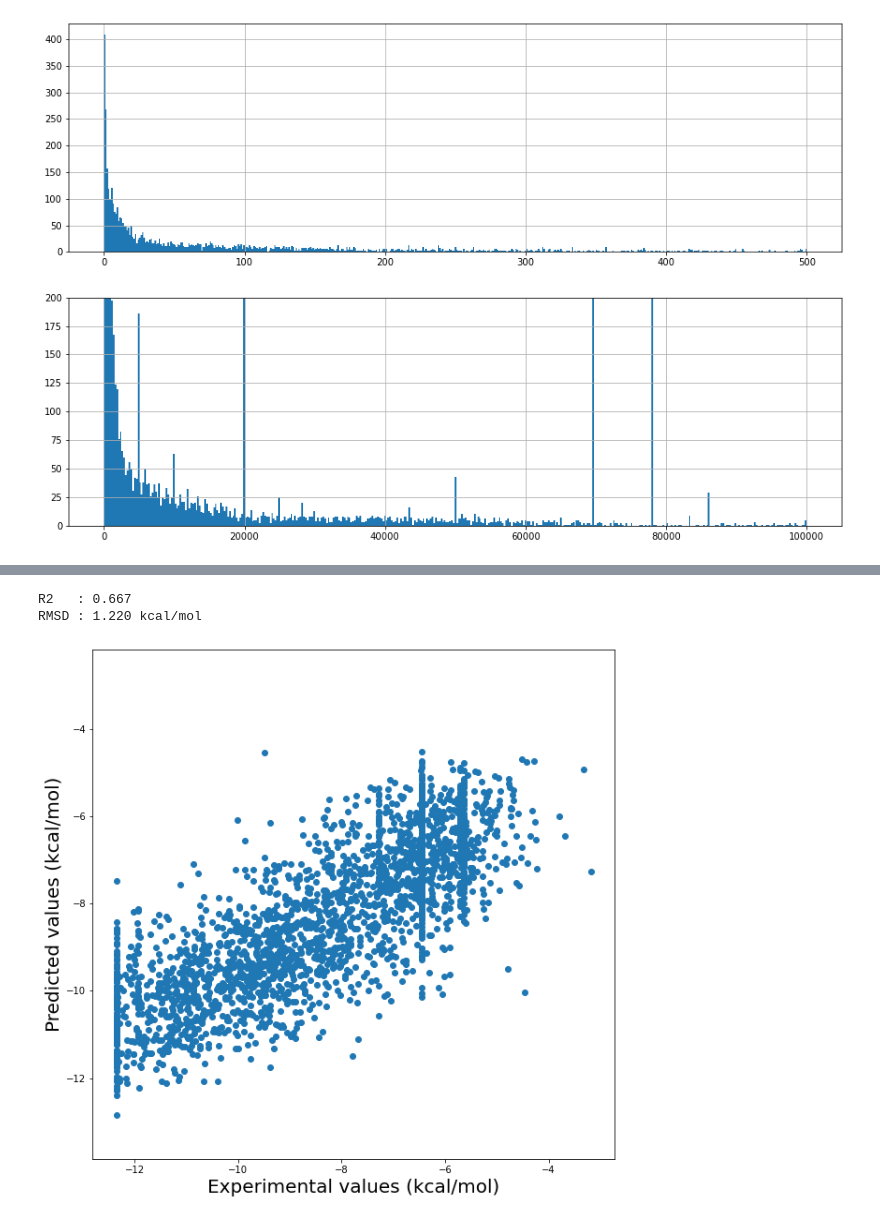
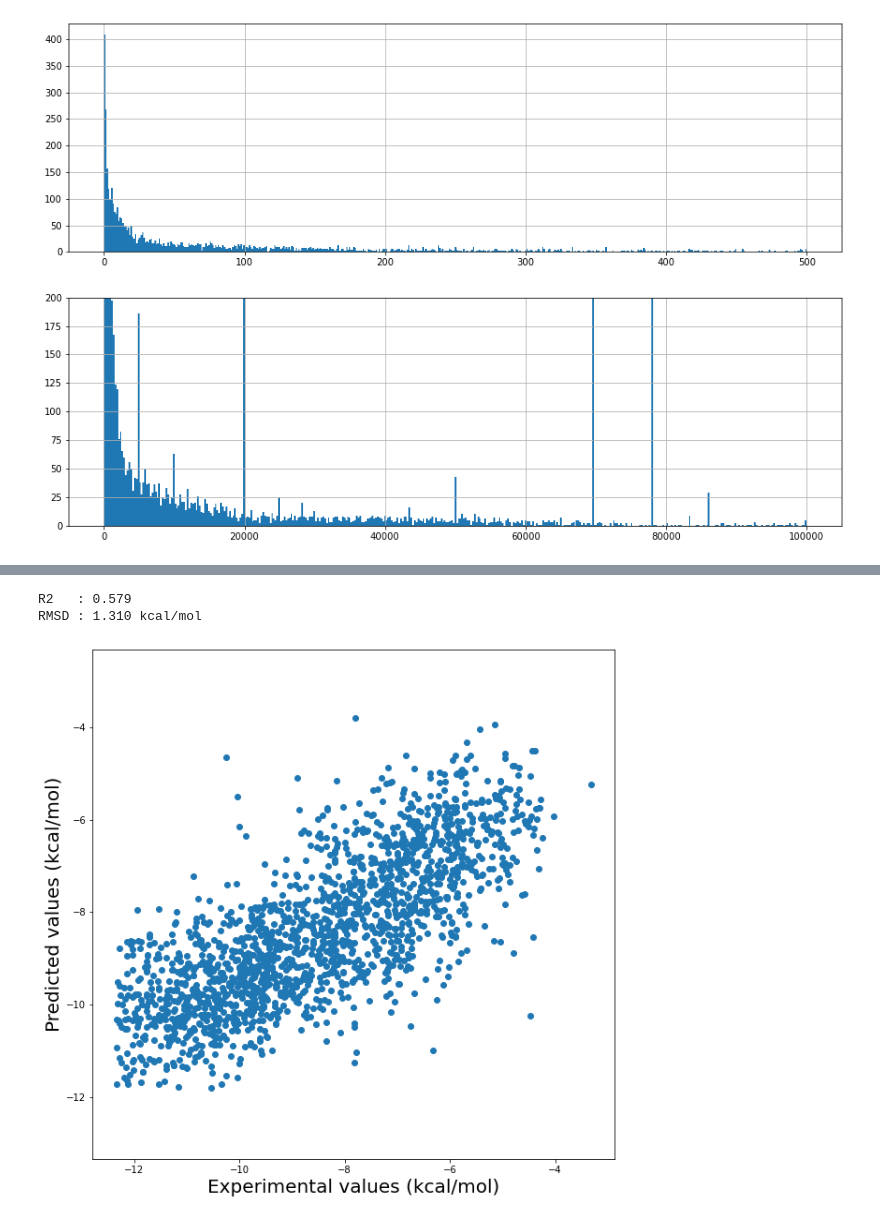
Before and after one commit to jeeberhardt/mobius, a Jupyter notebook: data/mhc/Untitled.ipynb, the cells around one changed output, grey strips where cells are left out. Drawn from its saved outputs; the diff is of its cells as text; code cells hidden in the pictures.

```diff
--- a/data/mhc/Untitled.ipynb
+++ b/data/mhc/Untitled.ipynb
@@ -198,0 +178,12 @@ y_test = torch.from_numpy(y_test.values).float()
+# %%
+# We removed those binding affinity values
+# A lot of peptides were set with those values. Looks like some default values assigned...
+dirty_values = [1, 2, 3, 5000, 10000, 20000, 43424, 50000, 69444.44444, 78125]
+
+# Split dataset in training and testing sets
+selected = mhci[(mhci['mhc_allele'] == 'HLA-A*02:01') &
+                (mhci['length'] == 9) &
+                (~mhci['affinity_binding'].isin(dirty_values))]
+X_train, X_test, y_train, y_test = train_test_split(selected['sequence'], selected['energy'], test_size=0.3)
+
+print(X_train.shape, X_test.shape)
@@ -199,3 +208,14 @@ y_test = torch.from_numpy(y_test.values).float()
+# %%
+# Transform sequence into tensor using amino acid scales
+# ISA-ECI, z-scale, extended z-scale, DDPS from Zhou 2010 (10.1007/s00726-008-0228-1)
+# extended DPPS from Zhou 2008 (10.1002/bip.21091)
+descriptors = pd.read_csv('extended_z_scale.csv')
+
+X_train_transformed = transform(X_train, descriptors)
+X_test_transformed = transform(X_test, descriptors)
+
+y_train = torch.from_numpy(y_train.values).float()
+y_test = torch.from_numpy(y_test.values).float()
 # %%
 # Initialize likelihood and model
 likelihood = gpytorch.likelihoods.GaussianLikelihood()
@@ -224,13 +244,13 @@ Iter 1000/1000 - Loss: 1.716   lengthscale: 10.279   noise: 1.132
 # %%
 # Predict energy for test set
 observed_pred = predict(model, likelihood, X_test_transformed)
 
 print('R2   : %.3f' % pearsonr(y_test, observed_pred.mean.numpy())[0]**2)
 print('RMSD : %.3f kcal/mol' % rmsd(y_test, observed_pred.mean.numpy()))
 
 # Plot results
-plot(y_test.numpy(), observed_pred.mean.numpy(), fig_filename='correlation_exp_pred_extended_z-scale_mhc-i.png')
+plot(y_test.numpy(), observed_pred.mean.numpy(), fig_filename='correlation_exp_pred_extended_z-scale_mhc-i_cleaned.png')
 # %% [output]
-R2   : 0.667
-RMSD : 1.220 kcal/mol
+R2   : 0.579
+RMSD : 1.310 kcal/mol
-[figure, old version]
+[figure, new version]
```
Also changed, not shown: parts of 40 cells of this notebook, 6 other files.
